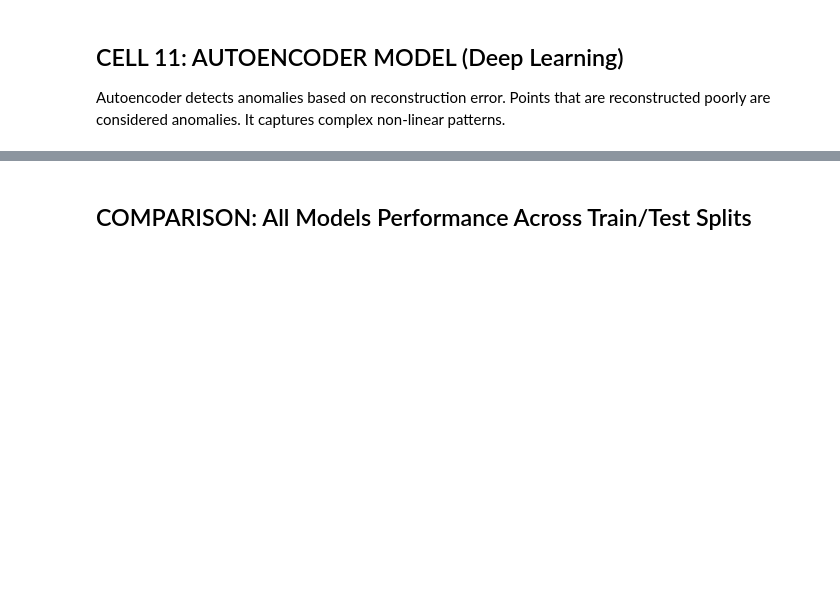
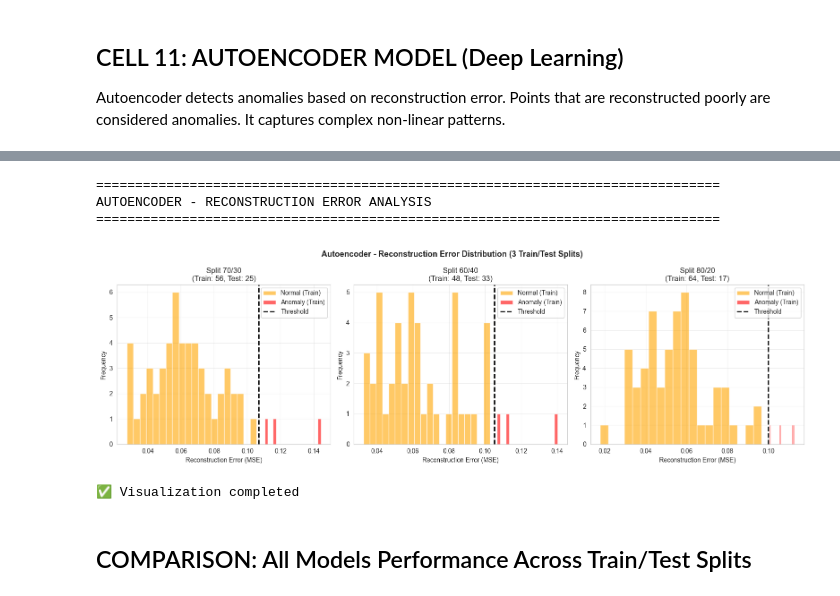
Before and after one commit to jaquimbayoc7/material-DT-1, a Jupyter notebook: Análisis Nuevo/Ana-1/03_Modelado_Anomalias.ipynb, the cells around one changed output, grey strips where cells are left out. Drawn from its saved outputs; the diff is of its cells as text; code cells hidden in the pictures; blank space fills up the shorter version.

Commit message:
fix: Corregir error en visualización Autoencoder + agregar métricas detalladas de evaluación

```diff
--- a/Análisis Nuevo/Ana-1/03_Modelado_Anomalias.ipynb
+++ b/Análisis Nuevo/Ana-1/03_Modelado_Anomalias.ipynb
@@ -801,34 +801,40 @@ Network Architecture:
 # %%
 # CELL 11 CONTINUED: Autoencoder - Visualization
 
 print("\n" + "="*80)
 print("AUTOENCODER - RECONSTRUCTION ERROR ANALYSIS")
 print("="*80)
 
 fig, axes = plt.subplots(1, 3, figsize=(16, 5))
 fig.suptitle('Autoencoder - Reconstruction Error Distribution (3 Train/Test Splits)',
              fontsize=13, fontweight='bold')
 
 for idx, split_name in enumerate(['70/30', '60/40', '80/20']):
     results = autoencoder_results[split_name]
 
     # Plot distributions
-    axes[idx].hist(results['train_mse'][results['train_predictions'] == 1],
+    axes[idx].hist(results['train_scores'][results['train_predictions'] == 1],
                    bins=20, alpha=0.6, label='Normal (Train)', color='orange')
-    axes[idx].hist(results['train_mse'][results['train_predictions'] == -1],
+    axes[idx].hist(results['train_scores'][results['train_predictions'] == -1],
                    bins=20, alpha=0.6, label='Anomaly (Train)', color='red')
     axes[idx].axvline(results['threshold'], color='black', linestyle='--', linewidth=2, label='Threshold')
 
     axes[idx].set_xlabel('Reconstruction Error (MSE)')
     axes[idx].set_ylabel('Frequency')
     axes[idx].set_title(f'Split {split_name}\n(Train: {len(results["X_train"])}, Test: {len(results["X_test"])})')
     axes[idx].legend()
     axes[idx].grid(alpha=0.3)
 
 plt.tight_layout()
 plt.show()
 
 print("\n✅ Visualization completed")
+# %% [output]
+================================================================================
+AUTOENCODER - RECONSTRUCTION ERROR ANALYSIS
+================================================================================
+[figure, added]
+✅ Visualization completed
 # %% [markdown]
 ## COMPARISON: All Models Performance Across Train/Test Splits
 # %%
```
Also changed, not shown: parts of 6 cells of this notebook.
